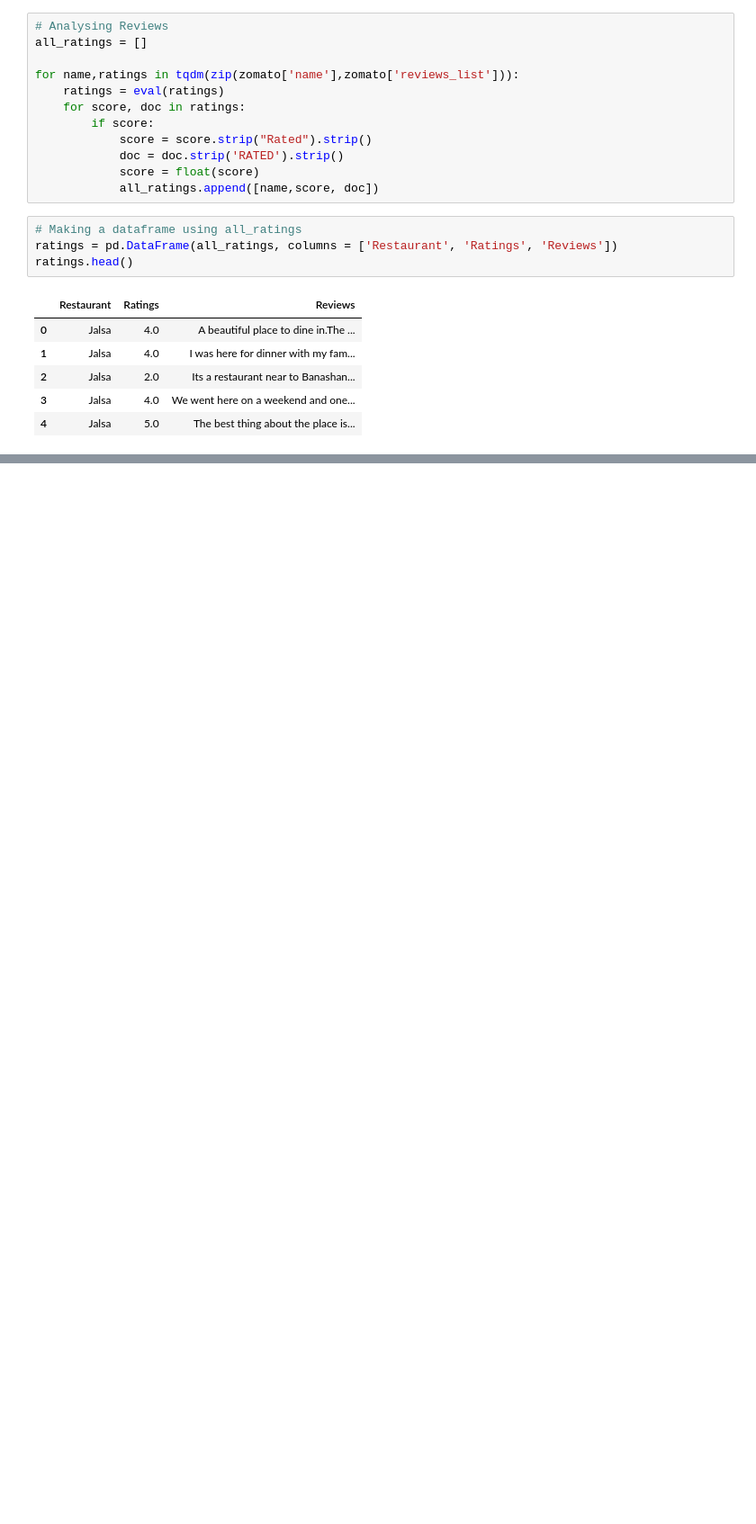
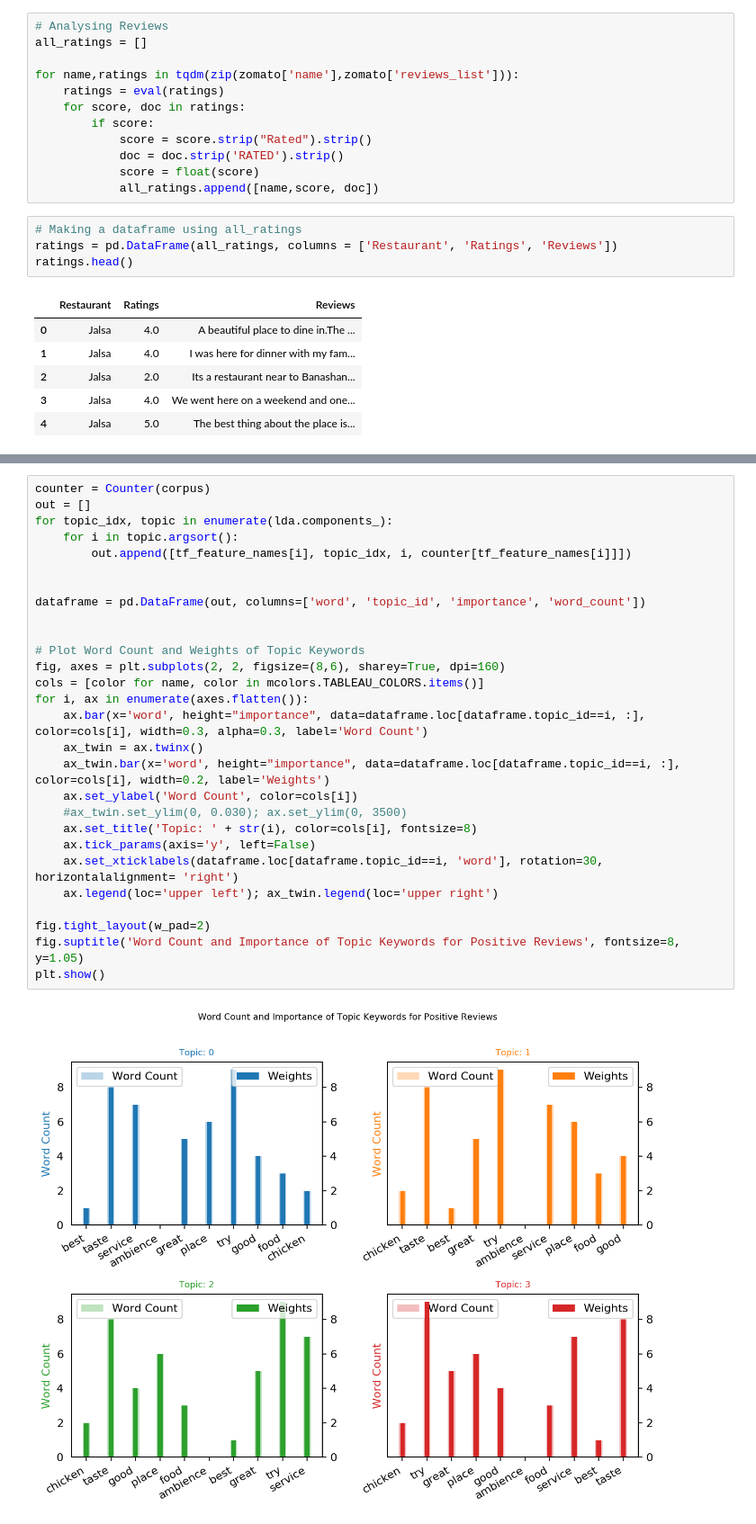
Before and after one commit to robinsaheb/ResturantReviews, a Jupyter notebook: Zomato Notebook.ipynb, the cells around one changed output, grey strips where cells are left out. Shown at 90% size. Drawn from its saved outputs; the diff is of its cells as text; blank space fills up the shorter version.

```diff
--- a/Zomato Notebook.ipynb
+++ b/Zomato Notebook.ipynb
@@ -268,0 +259,30 @@ ldamodel = gensim.models.ldamodel.LdaModel(gensim_corpus,id2word=id_map,num_topi
+# %%
+counter = Counter(corpus)
+out = []
+for topic_idx, topic in enumerate(lda.components_):
+    for i in topic.argsort():
+        out.append([tf_feature_names[i], topic_idx, i, counter[tf_feature_names[i]]])
+
+
+dataframe = pd.DataFrame(out, columns=['word', 'topic_id', 'importance', 'word_count'])
+
+
+# Plot Word Count and Weights of Topic Keywords
+fig, axes = plt.subplots(2, 2, figsize=(8,6), sharey=True, dpi=160)
+cols = [color for name, color in mcolors.TABLEAU_COLORS.items()]
+for i, ax in enumerate(axes.flatten()):
+    ax.bar(x='word', height="importance", data=dataframe.loc[dataframe.topic_id==i, :], color=cols[i], width=0.3, alpha=0.3, label='Word Count')
+    ax_twin = ax.twinx()
+    ax_twin.bar(x='word', height="importance", data=dataframe.loc[dataframe.topic_id==i, :], color=cols[i], width=0.2, label='Weights')
+    ax.set_ylabel('Word Count', color=cols[i])
+    #ax_twin.set_ylim(0, 0.030); ax.set_ylim(0, 3500)
+    ax.set_title('Topic: ' + str(i), color=cols[i], fontsize=8)
+    ax.tick_params(axis='y', left=False)
+    ax.set_xticklabels(dataframe.loc[dataframe.topic_id==i, 'word'], rotation=30, horizontalalignment= 'right')
+    ax.legend(loc='upper left'); ax_twin.legend(loc='upper right')
+
+fig.tight_layout(w_pad=2)
+fig.suptitle('Word Count and Importance of Topic Keywords for Positive Reviews', fontsize=8, y=1.05)
+plt.show()
+# %% [output]
+[figure, added]
```
Also changed, not shown: parts of 16 cells of this notebook.
